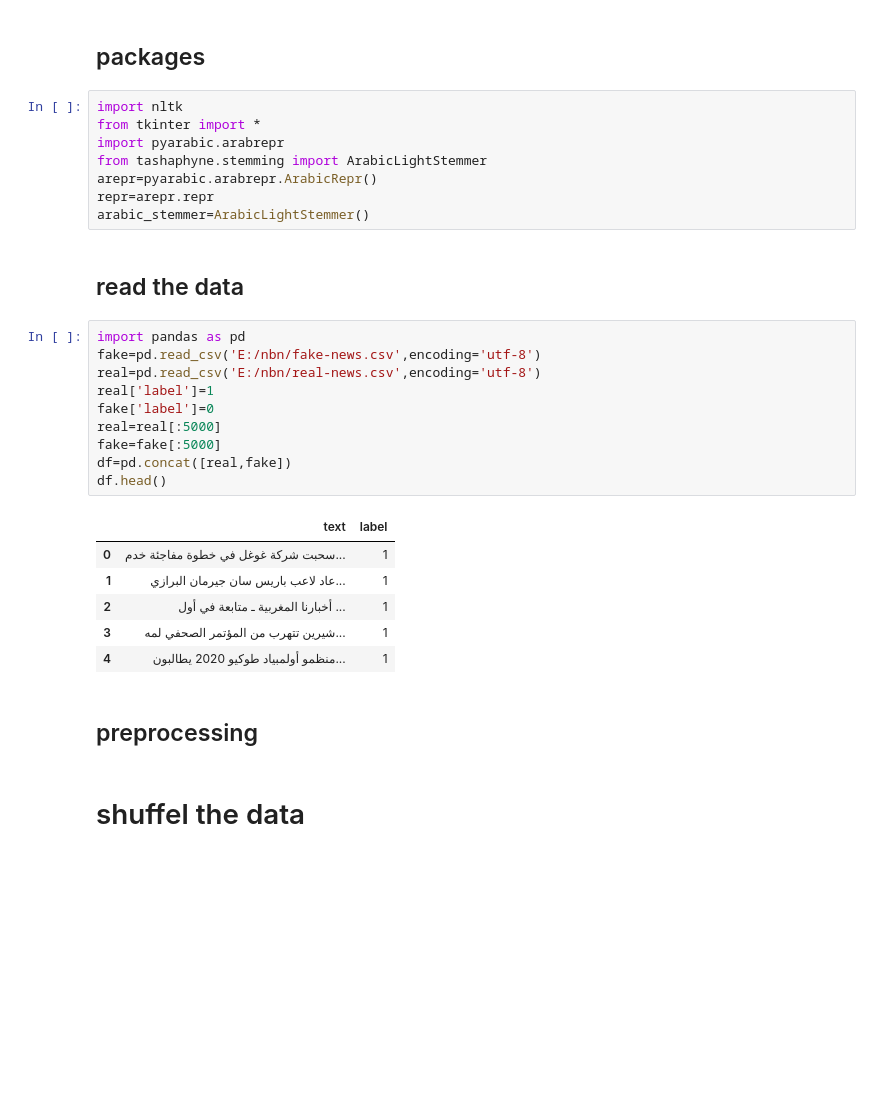
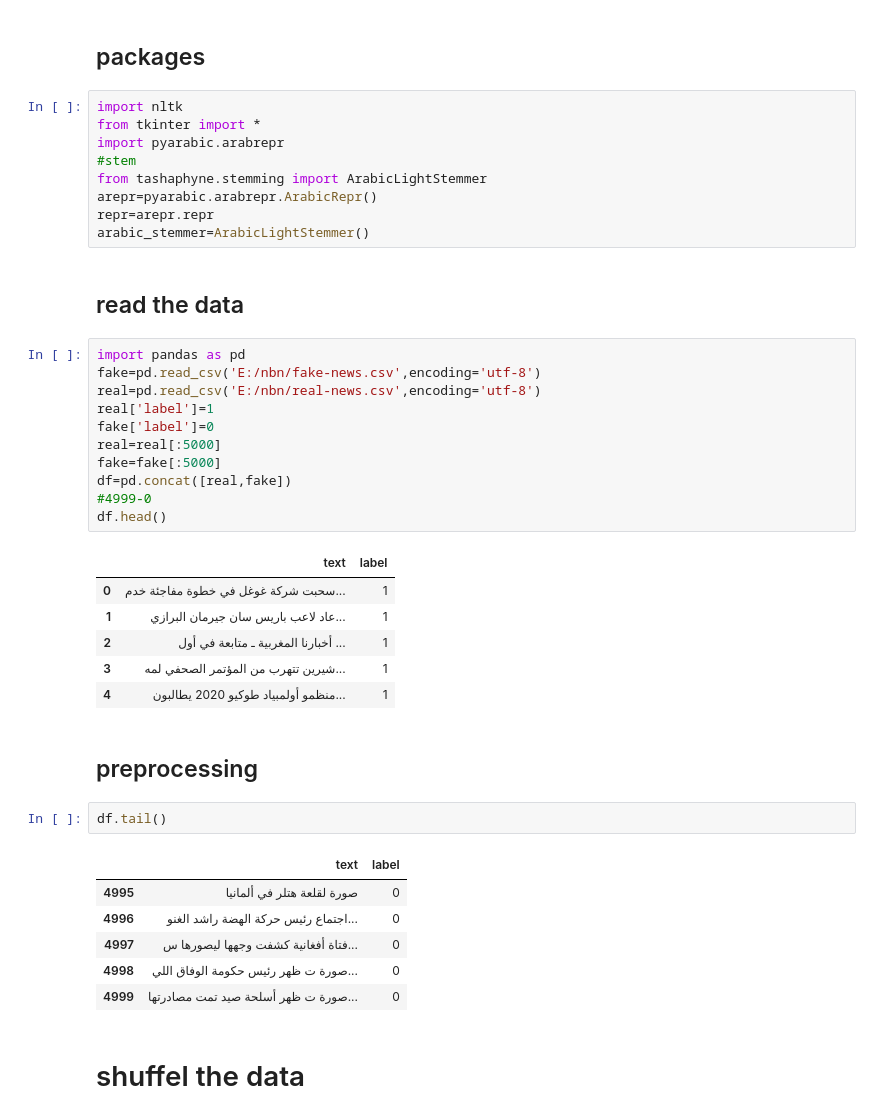
Before and after one commit to wshehab99/arabic-fake-news-detection, a Jupyter notebook: fake_news_detection_arabic .ipynb, the cells around one changed output. Saved outputs shown, nothing was run; the diff lists cells and outputs as text; blank space fills up the shorter version.

```diff
--- a/fake_news_detection_arabic .ipynb
+++ b/fake_news_detection_arabic .ipynb
@@ -4,6 +4,7 @@
 import nltk
 from tkinter import *
 import pyarabic.arabrepr
+#stem
 from tashaphyne.stemming import ArabicLightStemmer
 arepr=pyarabic.arabrepr.ArabicRepr()
 repr=arepr.repr
@@ -19,6 +20,7 @@ fake['label']=0
 real=real[:5000]
 fake=fake[:5000]
 df=pd.concat([real,fake])
+#4999-0
 df.head()
 # %% [output]
 |  | text | label |
@@ -29,6 +31,15 @@ df.head()
 | 4 | منظمو أولمبياد طوكيو 2020 يطالبون... | 1 |
 # %% [markdown]
 ## preprocessing
+# %%
+df.tail()
+# %% [output]
+|  | text | label |
+| 4995 | صورة لقلعة هتلر في ألمانيا | 0 |
+| 4996 | اجتماع رئيس حركة الهضة راشد الغنو... | 0 |
+| 4997 | فتاة أفغانية كشفت وجهها ليصورها س... | 0 |
+| 4998 | صورة ت ظهر رئيس حكومة الوفاق اللي... | 0 |
+| 4999 | صورة ت ظهر أسلحة صيد تمت مصادرتها... | 0 |
 # %% [markdown]
 # shuffel the data
 # %%
```
Also changed, not shown: parts of 34 cells of this notebook.
